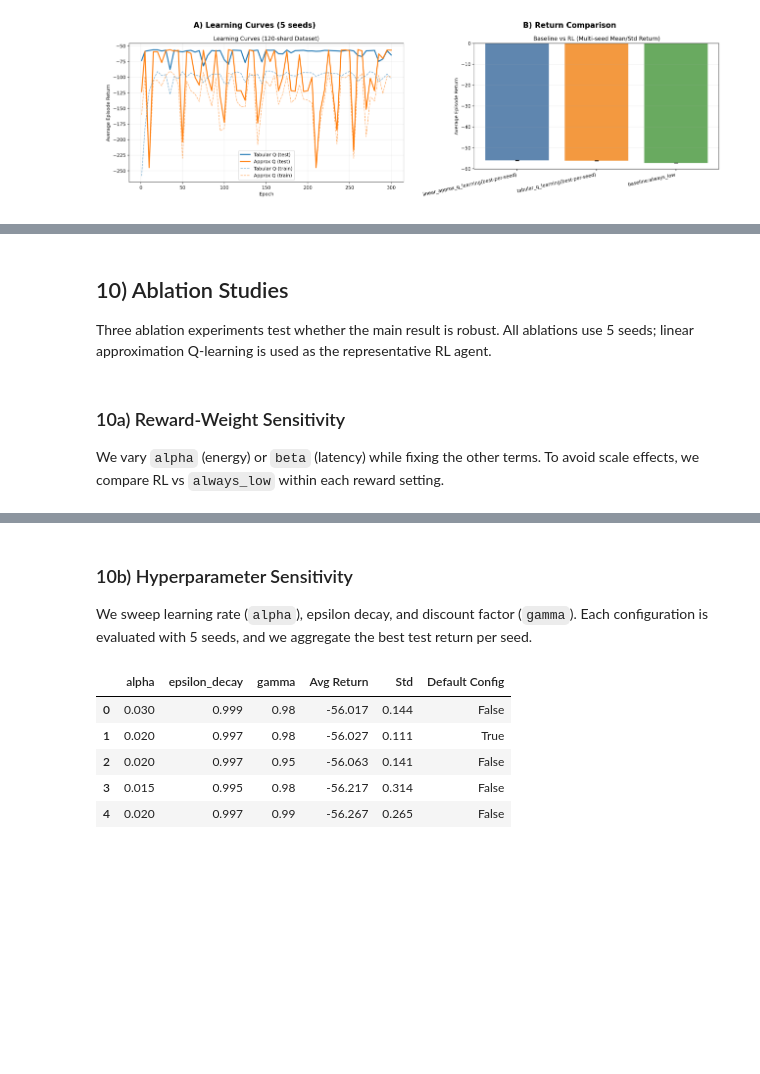
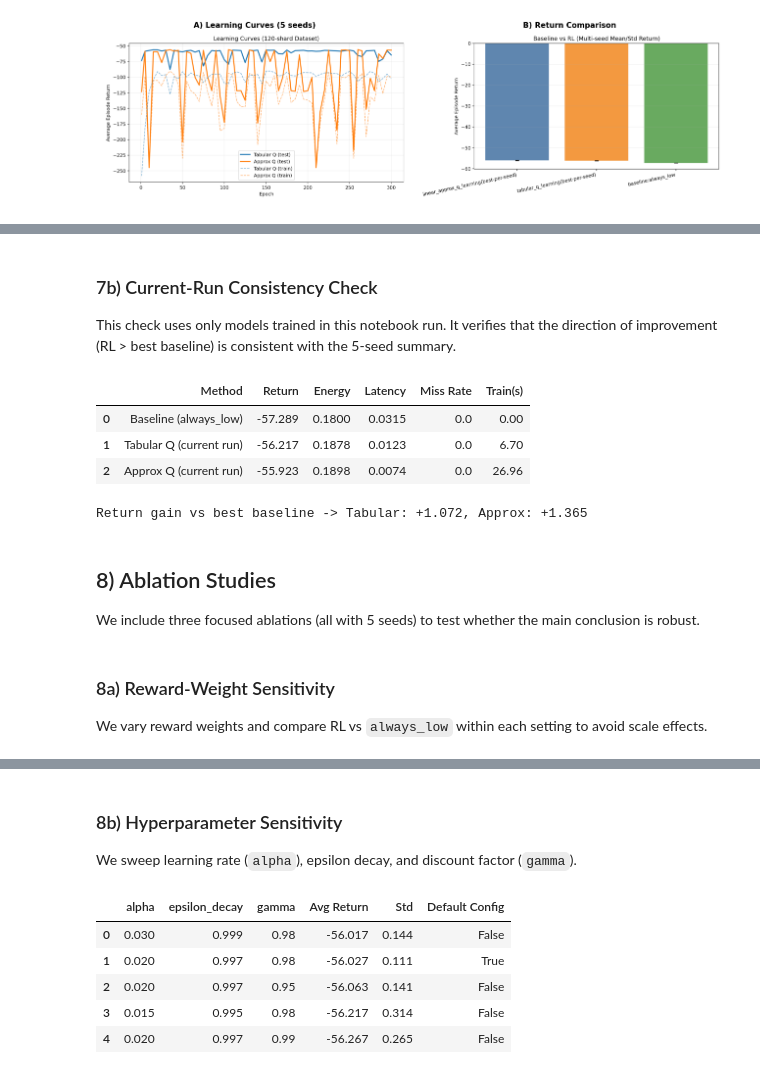
Before and after one commit to z1L0Ng/EE473, a Jupyter notebook: notebooks/final_project.ipynb, the cells around one changed output, grey strips where cells are left out. Drawn from its saved outputs; the diff is of its cells as text; code cells hidden in the pictures; blank space fills up the shorter version.

```diff
--- a/notebooks/final_project.ipynb
+++ b/notebooks/final_project.ipynb
@@ -542,13 +295,65 @@ Readable checkpoints:
+# %% [markdown]
+### 7b) Current-Run Consistency Check
+
+This check uses only models trained in this notebook run. It verifies that the direction of improvement (RL > best baseline) is consistent with the 5-seed summary.
+# %%
+from q_learning import evaluate_q_policy
+from approx_q import LinearQApproximator, evaluate_linear_q_policy
+
+best_baseline_name = baseline_df.iloc[0]['Policy']
+best_baseline = baseline_results[best_baseline_name]
+
+q_table_run = tabular_result['best_q_table']
+weights_run = approx_result['best_weights']
+approximator_run = LinearQApproximator(DEFAULT_ENV_CONFIG)
+
+tab_run = evaluate_q_policy(q_table_run, test_episodes, env_config=DEFAULT_ENV_CONFIG)
+apx_run = evaluate_linear_q_policy(weights_run, approximator_run, test_episodes, env_config=DEFAULT_ENV_CONFIG)
+
+consistency_df = pd.DataFrame([
+    {
+        'Method': f'Baseline ({best_baseline_name})',
+        'Return': round(best_baseline['avg_episode_return'], 3),
+        'Energy': round(best_baseline['avg_step_energy'], 4),
+        'Latency': round(best_baseline['avg_step_latency'], 4),
+        'Miss Rate': round(best_baseline['miss_rate'], 4),
+        'Train(s)': 0.0,
+    },
+    {
+        'Method': 'Tabular Q (current run)',
+        'Return': round(tab_run['avg_episode_return'], 3),
+        'Energy': round(tab_run['avg_step_energy'], 4),
+        'Latency': round(tab_run['avg_step_latency'], 4),
+        'Miss Rate': round(tab_run['miss_rate'], 4),
+        'Train(s)': round(tabular_time, 2),
+    },
+    {
+        'Method': 'Approx Q (current run)',
+        'Return': round(apx_run['avg_episode_return'], 3),
+        'Energy': round(apx_run['avg_step_energy'], 4),
+        'Latency': round(apx_run['avg_step_latency'], 4),
+        'Miss Rate': round(apx_run['miss_rate'], 4),
+        'Train(s)': round(approx_time, 2),
+    },
+])
+
+display(consistency_df)
+print(f"Return gain vs best baseline -> Tabular: {tab_run['avg_episode_return'] - best_baseline['avg_episode_return']:+.3f}, "
+      f"Approx: {apx_run['avg_episode_return'] - best_baseline['avg_episode_return']:+.3f}")
+# %% [output]
+|  | Method | Return | Energy | Latency | Miss Rate | Train(s) |
+| 0 | Baseline (always_low) | -57.289 | 0.1800 | 0.0315 | 0.0 | 0.00 |
+| 1 | Tabular Q (current run) | -56.217 | 0.1878 | 0.0123 | 0.0 | 6.70 |
+| 2 | Approx Q (current run) | -55.923 | 0.1898 | 0.0074 | 0.0 | 26.96 |
+Return gain vs best baseline -> Tabular: +1.072, Approx: +1.365
 # %% [markdown]
-## 10) Ablation Studies
+## 8) Ablation Studies
 
-Three ablation experiments test whether the main result is robust.
-All ablations use 5 seeds; linear approximation Q-learning is used as the representative RL agent.
+We include three focused ablations (all with 5 seeds) to test whether the main conclusion is robust.
 # %% [markdown]
-### 10a) Reward-Weight Sensitivity
+### 8a) Reward-Weight Sensitivity
 
-We vary `alpha` (energy) or `beta` (latency) while fixing the other terms.
-To avoid scale effects, we compare RL vs `always_low` within each reward setting.
+We vary reward weights and compare RL vs `always_low` within each setting to avoid scale effects.
 # %%
 with open(RESULTS / 'reward_sensitivity_context_120.json') as f:
     rs = json.load(f)
@@ -574,10 +379,9 @@ print('Takeaway: RL stays above always_low under every tested reward-weight sett
 | 4 | (1.00, 0.40, 2.00) | -55.397 ± 0.114 | -55.472 | 0.075 | 0.14 |
 Takeaway: RL stays above always_low under every tested reward-weight setting.
 # %% [markdown]
-### 10b) Hyperparameter Sensitivity
+### 8b) Hyperparameter Sensitivity
 
 We sweep learning rate (`alpha`), epsilon decay, and discount factor (`gamma`).
-Each configuration is evaluated with 5 seeds, and we aggregate the best test return per seed.
 # %%
 from collections import defaultdict
 
```
Also changed, not shown: parts of 33 cells of this notebook, 2 other files.
